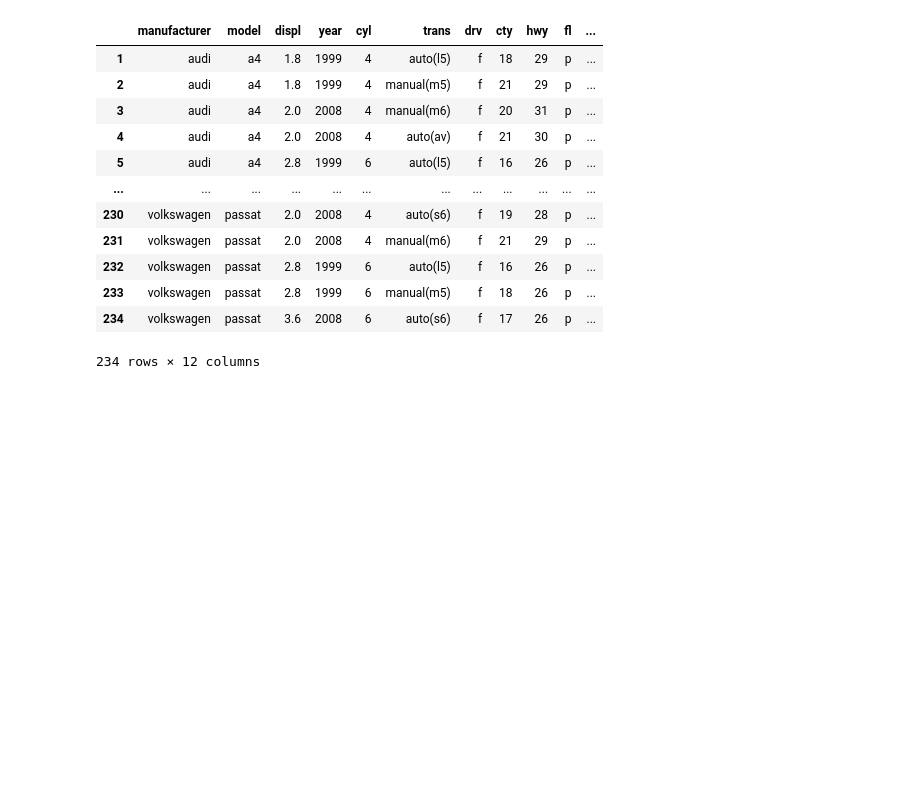
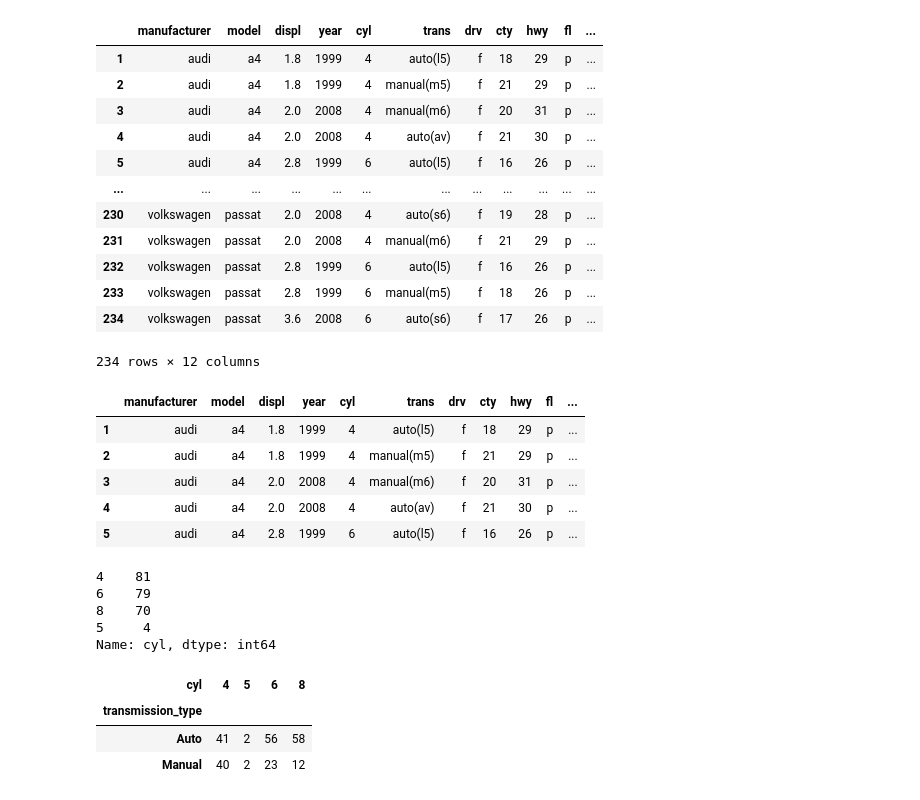
Before and after one commit to tim-keriazes/statistics-exercises, a Jupyter notebook: hypothesis_testing.ipynb, the cells around one changed output. Drawn from its saved outputs; the diff is of its cells as text; code cells hidden in the pictures; blank space fills up the shorter version.

```diff
--- a/hypothesis_testing.ipynb
+++ b/hypothesis_testing.ipynb
@@ -795,3 +795,21 @@ df2
 | 233 | volkswagen | passat | 2.8 | 1999 | 6 | manual(m5) | f | 18 | 26 | p | ... |
 | 234 | volkswagen | passat | 3.6 | 2008 | 6 | auto(s6) | f | 17 | 26 | p | ... |
 234 rows × 12 columns
+# %%
+df2['transmission_type'] = np.where(df2.trans.str.contains('auto'), 'Auto', 'Manual')
+df2.head()
+# %% [output]
+|  | manufacturer | model | displ | year | cyl | trans | drv | cty | hwy | fl | ... |
+| 1 | audi | a4 | 1.8 | 1999 | 4 | auto(l5) | f | 18 | 29 | p | ... |
+| 2 | audi | a4 | 1.8 | 1999 | 4 | manual(m5) | f | 21 | 29 | p | ... |
+| 3 | audi | a4 | 2.0 | 2008 | 4 | manual(m6) | f | 20 | 31 | p | ... |
+| 4 | audi | a4 | 2.0 | 2008 | 4 | auto(av) | f | 21 | 30 | p | ... |
+| 5 | audi | a4 | 2.8 | 1999 | 6 | auto(l5) | f | 16 | 26 | p | ... |
+# %%
+df2.cyl.value_counts()
+# %% [output]
+4    81
+6    79
+8    70
+5     4
+Name: cyl, dtype: int64
@@ -797,0 +821,10 @@ df2
+# %%
+# create a contingency table
+
+observed = pd.crosstab(a,b)
+observed
+# %% [output]
+| cyl | 4 | 5 | 6 | 8 |
+| transmission_type |  |  |  |  |
+| Auto | 41 | 2 | 56 | 58 |
+| Manual | 40 | 2 | 23 | 12 |
```
Also changed, not shown: parts of 3 cells of this notebook.
